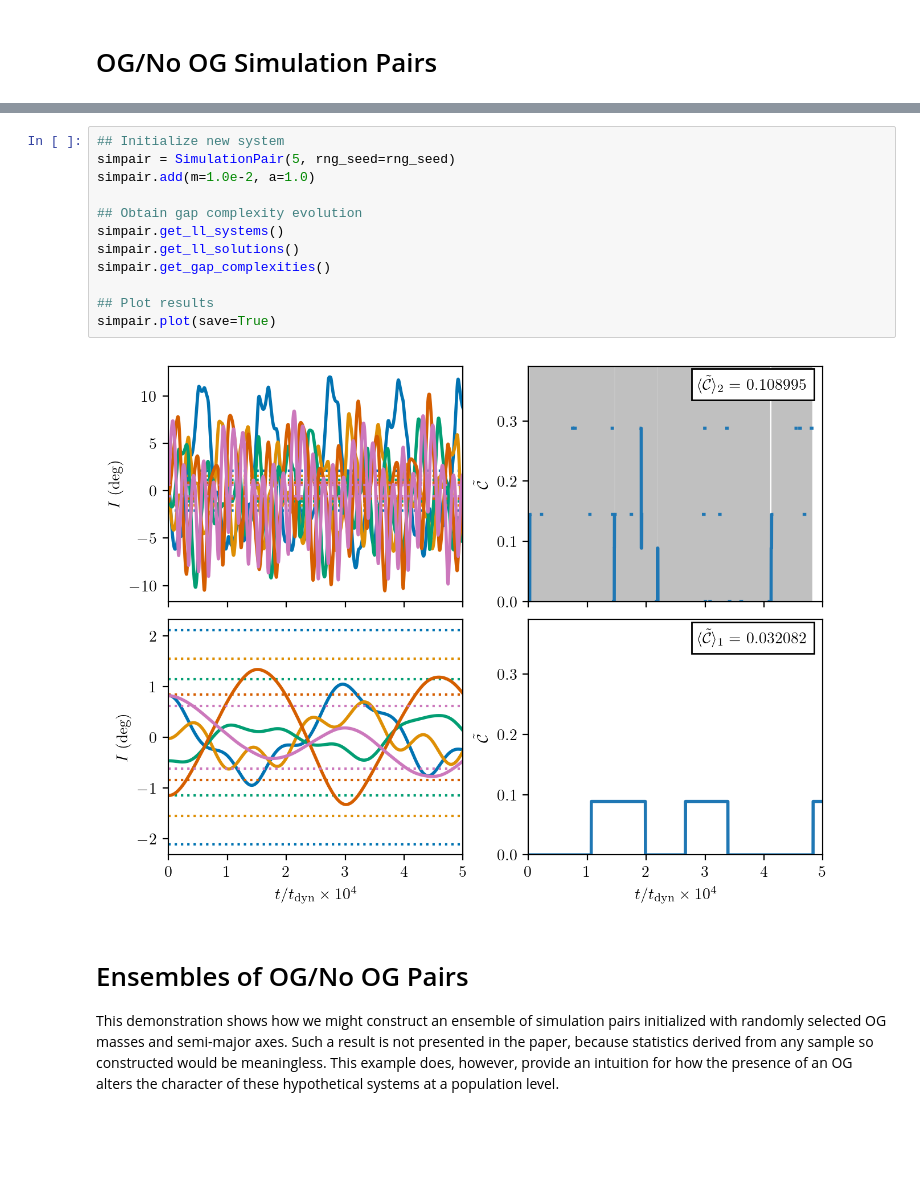
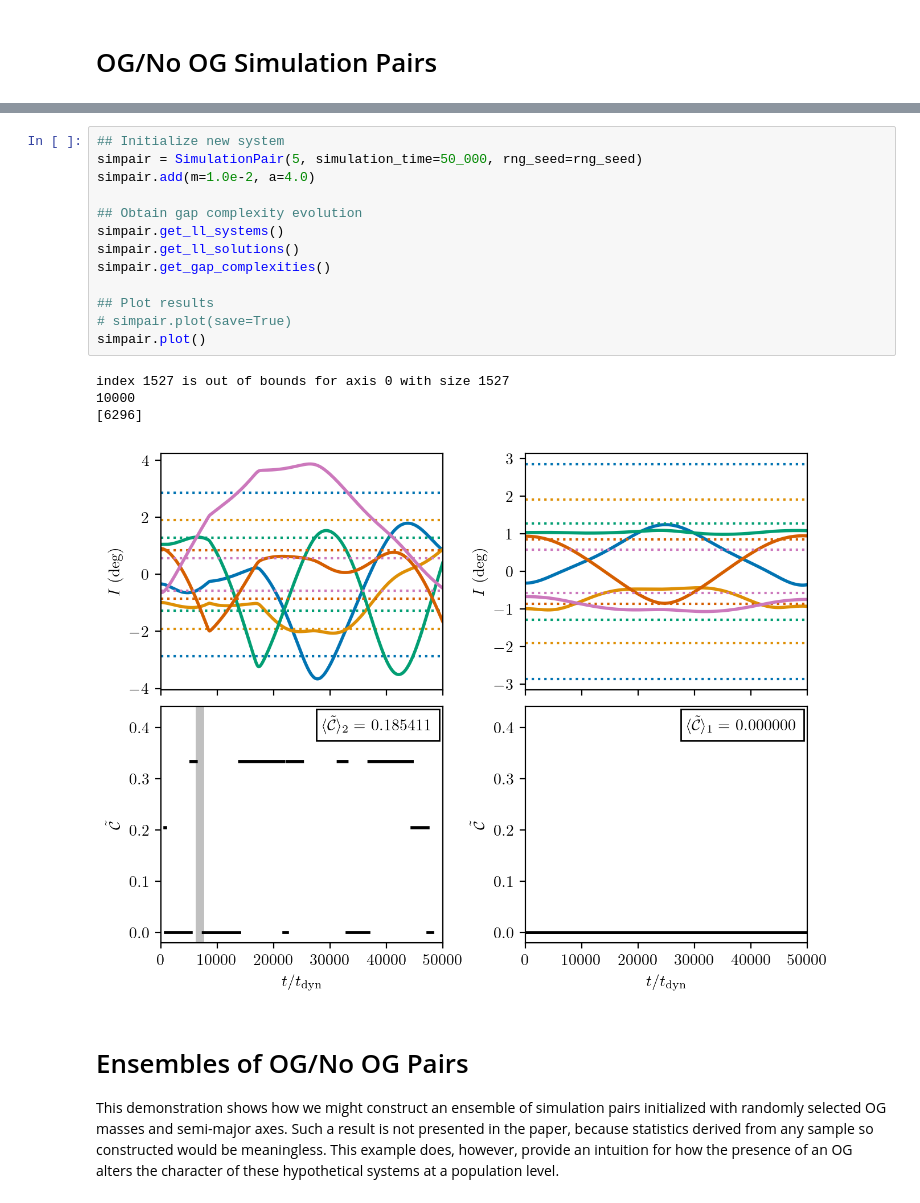
Before and after one commit to jrlivesey/SecularGapComplexity, a Jupyter notebook: simulation-pairs.ipynb, the cells around one changed output, grey strips where cells are left out. Cells and saved outputs as stored; diff of their text form; blank space fills up the shorter version.

```diff
--- a/simulation-pairs.ipynb
+++ b/simulation-pairs.ipynb
@@ -37,17 +41,21 @@ simpair.plot(save=True)
 # %%
 ## Initialize new system
-simpair = SimulationPair(5, rng_seed=rng_seed)
-simpair.add(m=1.0e-2, a=1.0)
+simpair = SimulationPair(5, simulation_time=50_000, rng_seed=rng_seed)
+simpair.add(m=1.0e-2, a=4.0)
 
 ## Obtain gap complexity evolution
 simpair.get_ll_systems()
 simpair.get_ll_solutions()
 simpair.get_gap_complexities()
 
 ## Plot results
-simpair.plot(save=True)
+# simpair.plot(save=True)
+simpair.plot()
 # %% [output]
+index 1527 is out of bounds for axis 0 with size 1527
+10000
+[6296]
-[figure, old version]
+[figure, new version]
 # %% [markdown]
 # Ensembles of OG/No OG Pairs
 
```
Also changed, not shown: parts of 13 cells of this notebook, 2 other files.
